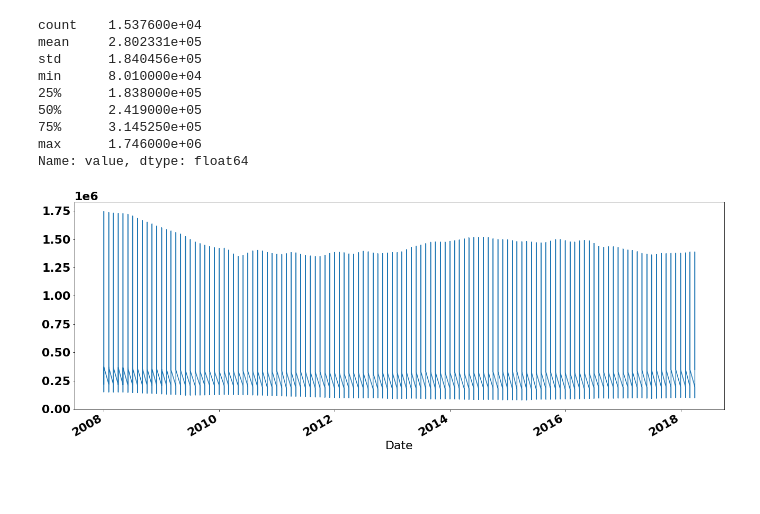
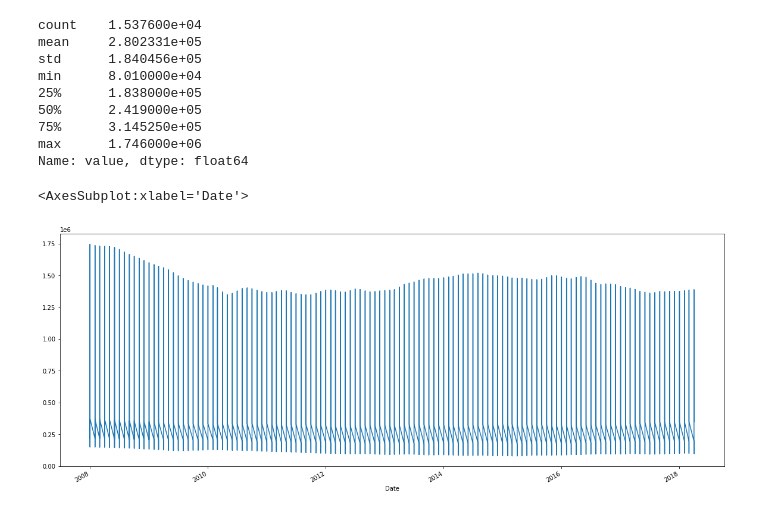
Before and after one commit to adcm2292/dsc-phase-4-project, a Jupyter notebook: 1 notebook.ipynb, the cells around one changed output. Cells and saved outputs as stored; diff of their text form; code cells hidden in the pictures; blank space fills up the shorter version.

```diff
--- a/1 notebook.ipynb
+++ b/1 notebook.ipynb
@@ -75,5 +79,5 @@ Total Zipcodes in DataFrame: 14723
 # %%
 ## selecting ct zipcodes
 df_ct = df.loc[df['State']== 'CT'].reset_index()
-df_ct.drop(['index', 'RegionID', 'City', 'State'], axis=1, inplace=True)
+df_ct.drop(['index', 'RegionID', 'City', 'State', 'CountyName'], axis=1, inplace=True)
 df_ct.rename(columns={'RegionName': 'Zipcode'}, inplace=True)
@@ -104,0 +95,5 @@ Number of CT zipcodes: 124
+# %%
+## 5 year ROI
+df_ct['ROI_5yr'] = round((df_ct['2018-04'] - df_ct['2013-01'])/ df_ct['2013-01'],4)
+## 3 year ROI
+df_ct['ROI_3yr'] = round((df_ct['2018-04'] - df_ct['2015-01'])/ df_ct['2013-01'],4)
@@ -106,7 +117,7 @@ Number of CT zipcodes: 124
 ### Reshape from Wide to Long Format
 # %%
 def melt_data(df):
-    melted = pd.melt(df, id_vars=['Zipcode', 'Metro', 'CountyName', 'SizeRank'],
+    melted = pd.melt(df, id_vars=['Zipcode', 'Metro', 'SizeRank', 'ROI_5yr', 'ROI_3yr'],
                      var_name='Date')
     melted['Date'] = pd.to_datetime(melted['Date'], infer_datetime_format=True)
     melted = melted.dropna(subset=['value'])
@@ -121 +132,10 @@ False    False  False       False     False  False    32860
 dtype: int64
+# %%
+#Change Zipcode dtype to 'str'
+melted_df['Zipcode'] = melted_df['Zipcode'].astype(str)
+
+# Make sure the data type of the 'Date' column is datetime
+melted_df['Date'] = pd.to_datetime(melted_df['Date'], format='%m/%y')
+
+# Set the 'Date' column as index
+melted_df.set_index('Date', inplace=True)
@@ -207,7 +288,7 @@ min      8.010000e+04
 max      1.746000e+06
 Name: value, dtype: float64
 # %%
-melted_df['value'].plot(figsize=(22,8))
-plt.show()
+melted_df['value'].plot(figsize=(20,8))
 # %% [output]
+<AxesSubplot:xlabel='Date'>
-[figure, old version]
+[figure, new version]
```
Also changed, not shown: parts of 57 cells of this notebook.
